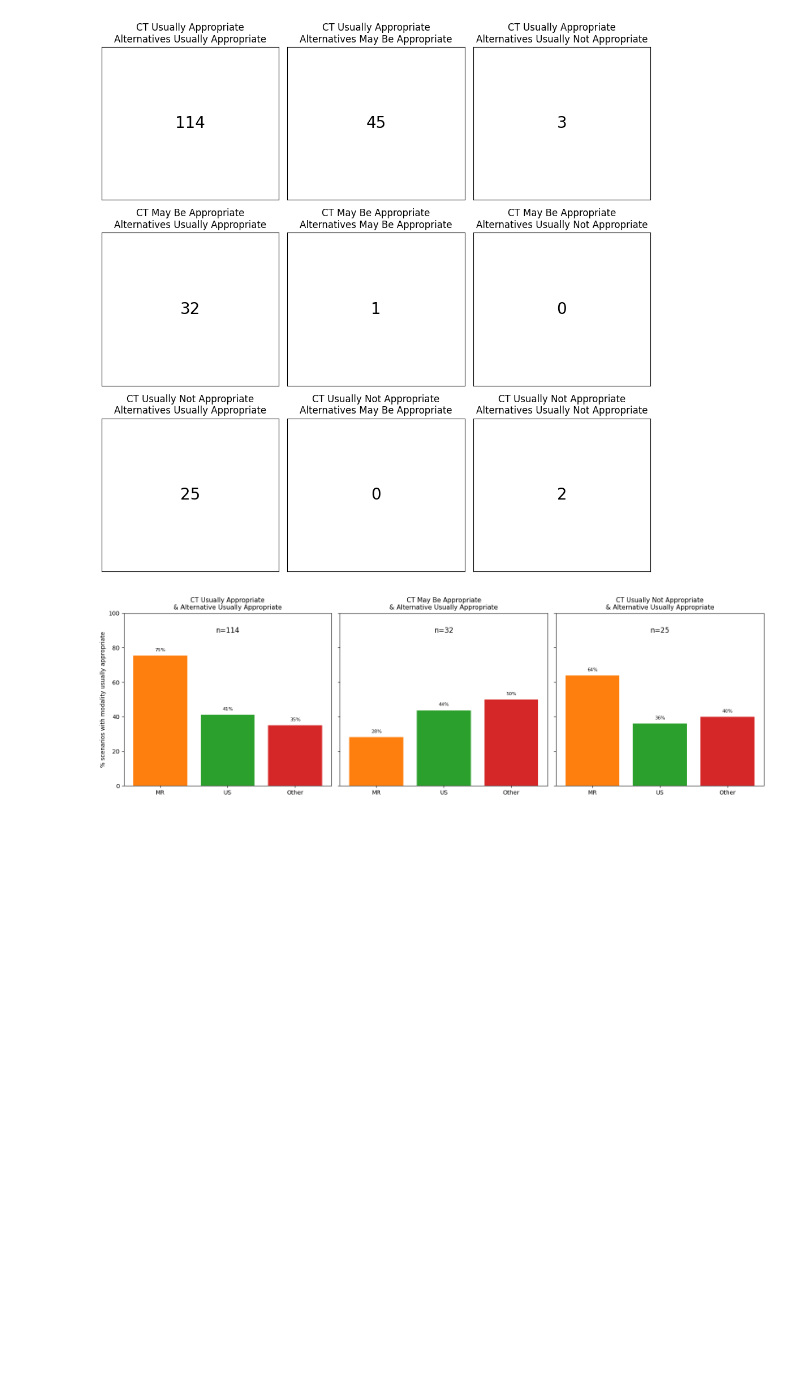
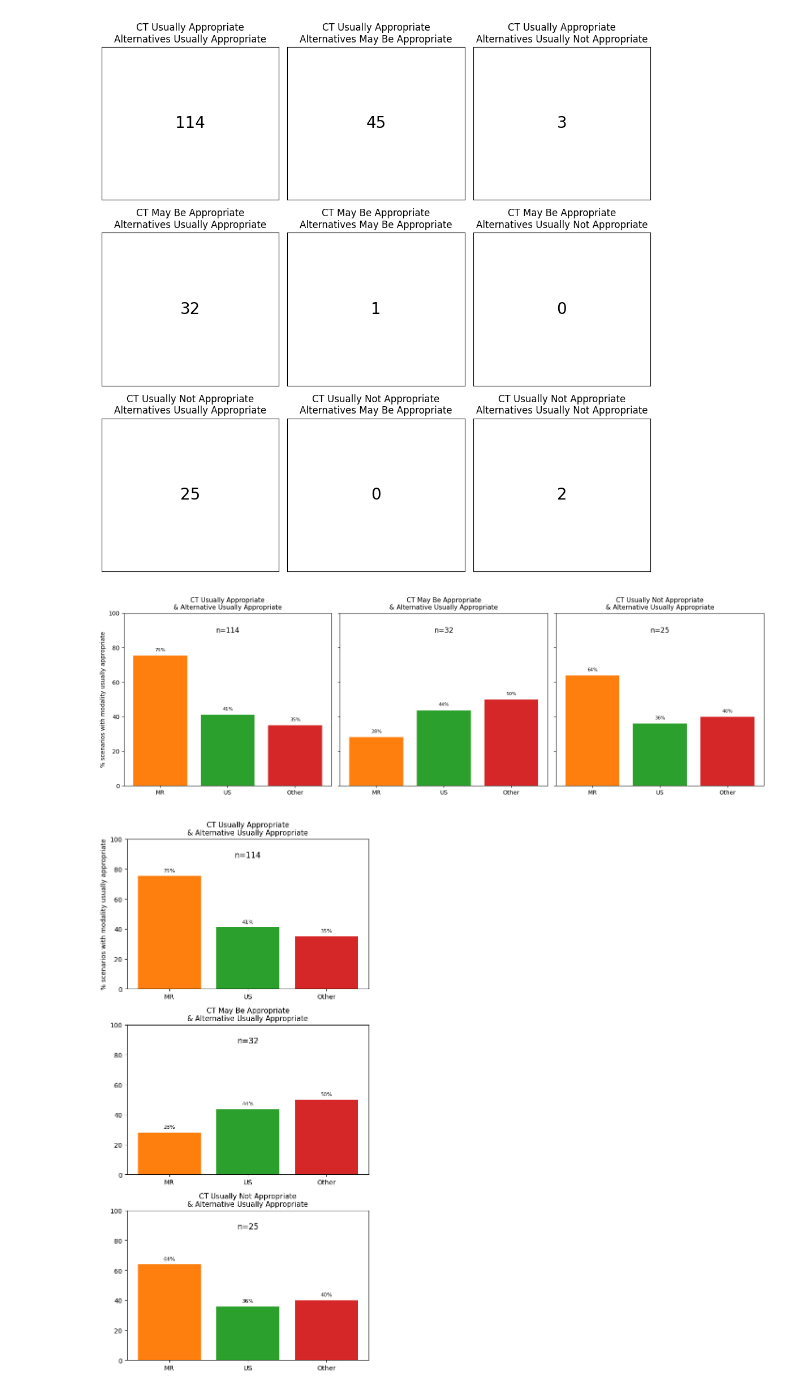
Before and after one commit to bsalexander/acr_analysis, a Jupyter notebook: analyze_categories.ipynb, the cells around one changed output. Cells and saved outputs as stored; diff of their text form; code cells hidden in the pictures; blank space fills up the shorter version.

Commit message:
Updated figures

```diff
--- a/analyze_categories.ipynb
+++ b/analyze_categories.ipynb
@@ -948,3 +972,33 @@ plt.tight_layout()
 plt.show()
 # %% [output]
 [figure]
+# %%
+fig, axes = plt.subplots(3, 1, figsize=(6, 12), sharex=True)
+
+for j, col in enumerate(category_cols):
+    subset = filtered_df[filtered_df[col] == True]
+    total_count = len(subset)
+    percentages = subset[modality_cols].mean().mul(100) if total_count > 0 else pd.Series([0, 0, 0], index=modality_cols)
+
+    ax = axes[j]
+    ax.bar(modality_labels, percentages, color=colors)
+    ax.set_title(titles[j], fontsize=11)
+    ax.text(0.5, 0.92, f'n={total_count}', transform=ax.transAxes, ha='center', va='top', fontsize=12)
+    ax.set_ylim(0, 100)
+    if j == 0:
+        ax.set_ylabel('% scenarios with modality usually appropriate')
+    ax.set_xticks(range(len(modality_labels)))
+    ax.set_xticklabels(modality_labels, rotation=0)
+
+    for k, val in enumerate(percentages):
+        ax.text(k, val + 2, f'{val:.0f}%', ha='center', va='bottom', fontsize=8)
+
+plt.tight_layout()
+for ax in axes:
+    ax.tick_params(axis='x', labelbottom=True)
+    plt.setp(ax.get_xticklabels(), visible=True)
+
+plt.tight_layout()
+plt.show()
+# %% [output]
+[figure, added]
```
Also changed, not shown: parts of 2 cells of this notebook.
